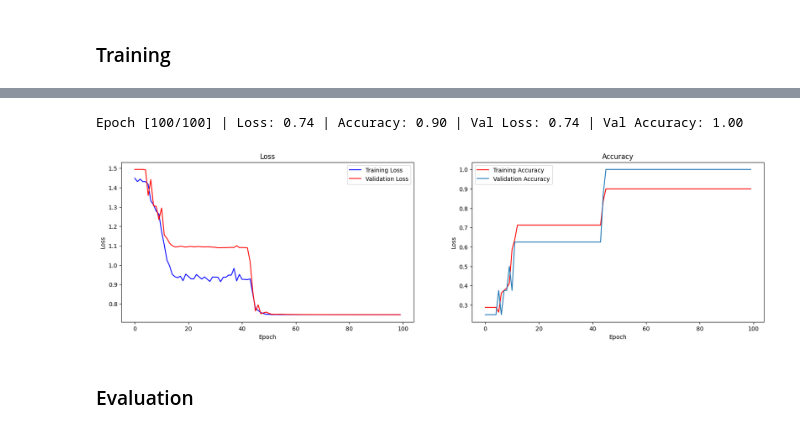
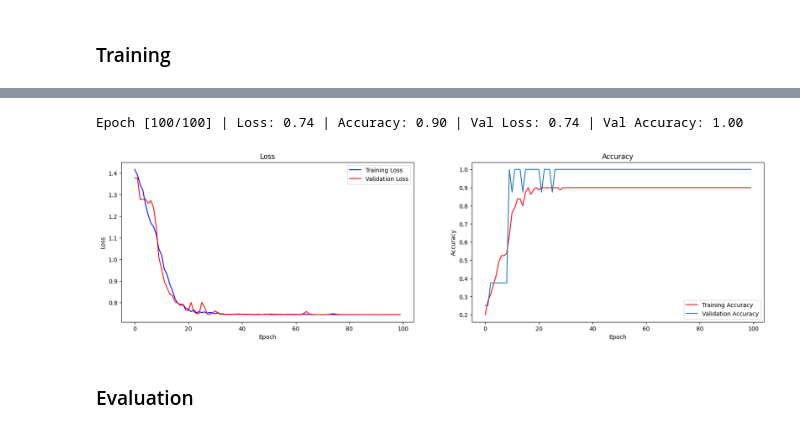
Before and after one commit to sinansoulier/VR-Gesture-Classification, a Jupyter notebook: gesture_classification.ipynb, the cells around one changed output, grey strips where cells are left out. Cells and saved outputs as stored; diff of their text form; code cells hidden in the pictures.

```diff
--- a/gesture_classification.ipynb
+++ b/gesture_classification.ipynb
@@ -73,7 +74,8 @@ pd_data[0].head()
 
 For ease of use, we will convert the Pandas dataframe to a Numpy array. This will allow us to use the data with PyTorch, thus creating tensors with more simplicity.
 # %%
-data: np.ndarray = Data.convert_to_numpy(pd_data)
+# data: np.ndarray = Data.convert_to_numpy(pd_data)
+data: np.ndarray = Data.truncate_to_numpy(pd_data)
 # %% [markdown]
 ## Settings and hyperparameters ...
 # %% [markdown]
@@ -106,3 +108,6 @@ torch.manual_seed(42)
 <torch._C.Generator at 0x...>
 # %% [markdown]
 ### Training
+# %%
+gesture_recognizer = VRGestureRecognizer(hidden_size=HIDDEN_SIZE, num_classes=NUM_LABELS)
+summary(gesture_recognizer, np.expand_dims(data[0], 0).shape)
@@ -109,16 +132,16 @@ torch.manual_seed(42)
 # %%
-gesture_recognizer = VRGestureRecognizer(hidden_size=HIDDEN_SIZE, num_classes=NUM_LABELS).to(Hardware.device(), dtype=torch.float32)
+gesture_recognizer = gesture_recognizer.to(Hardware.device(), dtype=torch.float32)
 
 X_train, X_test, y_train, y_test = train_test_split(data, labels, test_size=0.2, random_state=42)
 X_train, X_val, y_train, y_val = train_test_split(X_train, y_train, test_size=0.1, random_state=42)
 
 gesture_recognizer.compile(loss_fn)
 training_history = gesture_recognizer.fit(X_train, y_train, X_val, y_val, epochs=EPOCHS, batch_size=BATCH_SIZE, learning_rate=LEARNING_RATE)
 
 gesture_recognizer.plot_history()
 # %% [output]
 Epoch [100/100] | Loss: 0.74 | Accuracy: 0.90 | Val Loss: 0.74 | Val Accuracy: 1.00
-[figure, old version]
+[figure, new version]
 # %% [markdown]
 ### Evaluation
 # %% [markdown]
```
Also changed, not shown: parts of 5 cells of this notebook, 3 other files.
